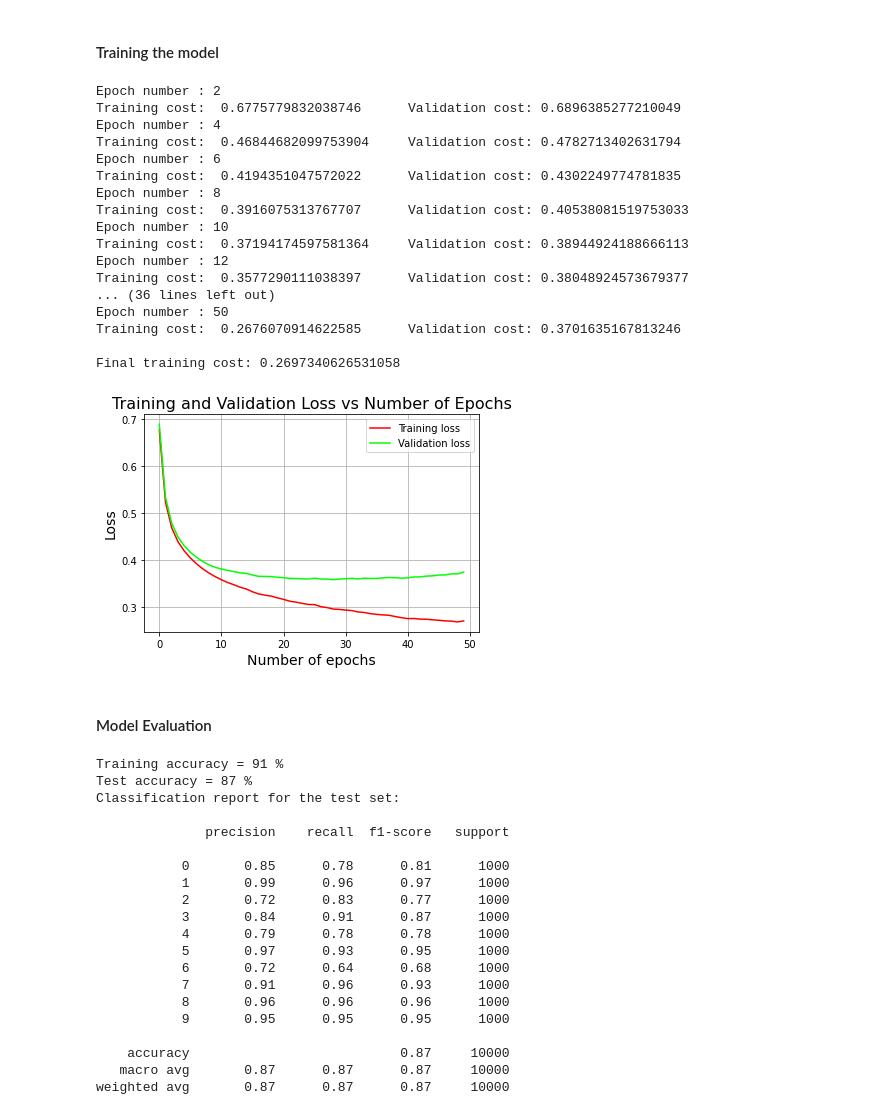
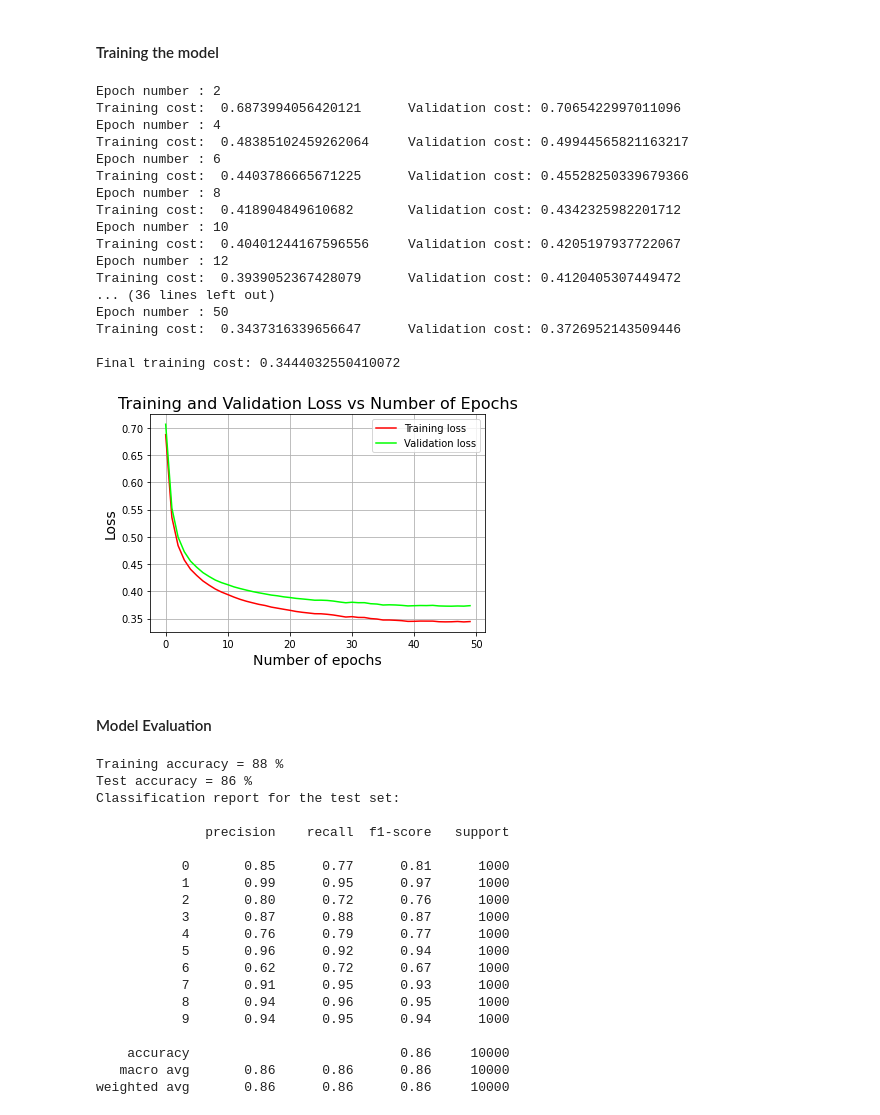
Before and after one commit to tfredrick112/CS6910-A1, a Jupyter notebook: Assignment_1_Deep_Learning.ipynb, the cells around one changed output. Cells and saved outputs as stored; diff of their text form; code cells hidden in the pictures.

Commit message:
Add Nadam optimizer and fixed function parameters

```diff
--- a/Assignment_1_Deep_Learning.ipynb
+++ b/Assignment_1_Deep_Learning.ipynb
@@ -251,7 +251,8 @@ def plot_cost_curve(train_costs, val_costs):
     plt.legend()
     plt.show()
 # %%
-def NN_fit(X,y,X_val,y_val,layer_dims,learning_rate=0.01, activation_f='sigmoid', init_mode='xavier', optimizer = 'sgd', batch_size=512, epochs=100, beta=0.9, L2_lamb=0):
+def NN_fit(X,y,X_val,y_val,layer_dims,learning_rate=0.01, activation_f='sigmoid', init_mode='xavier', optimizer = 'sgd', batch_size=512, epochs=10, beta=0.9, L2_lamb=0):
+
     params, previous_updates = initialize_parameters(layer_dims,init_mode)
 
     epoch_cost = []
@@ -284,7 +285,13 @@ def NN_fit(X,y,X_val,y_val,layer_dims,learning_rate=0.01, activation_f='sigmoid'
 
             elif optimizer=='nadam':
                 L = len(params)//2
+                for l in range(1, L+1):
+                    params_look_ahead["W"+str(l)] = params["W"+str(l)] - beta*previous_updates["W"+str(l)]
+                    params_look_ahead["b"+str(l)] = params["b"+str(l)] - beta*previous_updates["b"+str(l)]
 
+                output,A,Z = forward_propagate(X[:,i:i+batch_size],params_look_ahead,activation_f)
+                gradients = backprop(output,y[:,i:i+batch_size],A,Z,params_look_ahead,activation_f, batch_count, L2_lamb)
+                params, v, m, t = update_parameters_adam(params, gradients, learning_rate, v, m, t)
 
             else:
                 output,A,Z = forward_propagate(X[:,i:i+batch_size],params,activation_f)
@@ -338,60 +345,67 @@ def NN_evaluate(X_train, y_train, X_test, y_test, params, activation_f):
 #### Setting Hyperparameters
 # %%
 layer_dims= [input_nodes,64,64,output_nodes]
+LEARNING_RATE = 0.0001
+ACTIVATION = "relu"
 INITIALIZER = "xavier"
-ACTIVATION = "relu"
+OPTIMIZER = "nadam"
 BATCH_SIZE = 128
-LEARNING_RATE = 0.0001
-OPTIMIZER = "adam"
 EPOCHS = 50
+BETA = 0.9
 L2_lambda = 0.5
 # %% [markdown]
 #### Training the model
 # %%
-learned_parameters, epoch_cost = NN_fit(X_train, y_train_one_hot, X_val, y_val_one_hot,
-                            layer_dims, LEARNING_RATE, ACTIVATION, INITIALIZER,
-                            OPTIMIZER, BATCH_SIZE, EPOCHS, L2_lambda)
+learned_parameters, epoch_cost = NN_fit(X_train, y_train_one_hot, X_val, y_val_one_hot, layer_dims,
+                            learning_rate=LEARNING_RATE,
+                            activation_f = ACTIVATION,
+                            init_mode = INITIALIZER,
+                            optimizer = OPTIMIZER,
+                            batch_size = BATCH_SIZE,
+                            epochs = EPOCHS,
+                            beta = BETA,
+                            L2_lamb = L2_lambda)
 # %% [output]
 Epoch number : 2
-Training cost:  0.6775779832038746      Validation cost: 0.6896385277210049
+Training cost:  0.6873994056420121      Validation cost: 0.7065422997011096
 Epoch number : 4
-Training cost:  0.46844682099753904     Validation cost: 0.4782713402631794
+Training cost:  0.48385102459262064     Validation cost: 0.49944565821163217
 Epoch number : 6
-Training cost:  0.4194351047572022      Validation cost: 0.4302249774781835
+Training cost:  0.4403786665671225      Validation cost: 0.45528250339679366
 Epoch number : 8
-Training cost:  0.3916075313767707      Validation cost: 0.40538081519753033
+Training cost:  0.418904849610682       Validation cost: 0.4342325982201712
 Epoch number : 10
-Training cost:  0.37194174597581364     Validation cost: 0.38944924188666113
+Training cost:  0.40401244167596556     Validation cost: 0.4205197937722067
 Epoch number : 12
-Training cost:  0.3577290111038397      Validation cost: 0.38048924573679377
+Training cost:  0.3939052367428079      Validation cost: 0.4120405307449472
 ... (36 lines left out)
 Epoch number : 50
-Training cost:  0.2676070914622585      Validation cost: 0.3701635167813246
+Training cost:  0.3437316339656647      Validation cost: 0.3726952143509446
 
-Final training cost: 0.2697340626531058
+Final training cost: 0.3444032550410072
-[figure, old version]
+[figure, new version]
 # %% [markdown]
 #### Model Evaluation
 # %%
 NN_evaluate(X_train, y_train, X_test, y_test, learned_parameters, ACTIVATION)
 # %% [output]
-Training accuracy = 91 %
-Test accuracy = 87 %
+Training accuracy = 88 %
+Test accuracy = 86 %
 Classification report for the test set:
 
               precision    recall  f1-score   support
 
-           0       0.85      0.78      0.81      1000
-           1       0.99      0.96      0.97      1000
-           2       0.72      0.83      0.77      1000
-           3       0.84      0.91      0.87      1000
-           4       0.79      0.78      0.78      1000
-           5       0.97      0.93      0.95      1000
-           6       0.72      0.64      0.68      1000
-           7       0.91      0.96      0.93      1000
-           8       0.96      0.96      0.96      1000
-           9       0.95      0.95      0.95      1000
+           0       0.85      0.77      0.81      1000
+           1       0.99      0.95      0.97      1000
+           2       0.80      0.72      0.76      1000
+           3       0.87      0.88      0.87      1000
+           4       0.76      0.79      0.77      1000
+           5       0.96      0.92      0.94      1000
+           6       0.62      0.72      0.67      1000
+           7       0.91      0.95      0.93      1000
+           8       0.94      0.96      0.95      1000
+           9       0.94      0.95      0.94      1000
 
-    accuracy                           0.87     10000
-   macro avg       0.87      0.87      0.87     10000
-weighted avg       0.87      0.87      0.87     10000
+    accuracy                           0.86     10000
+   macro avg       0.86      0.86      0.86     10000
+weighted avg       0.86      0.86      0.86     10000
```
